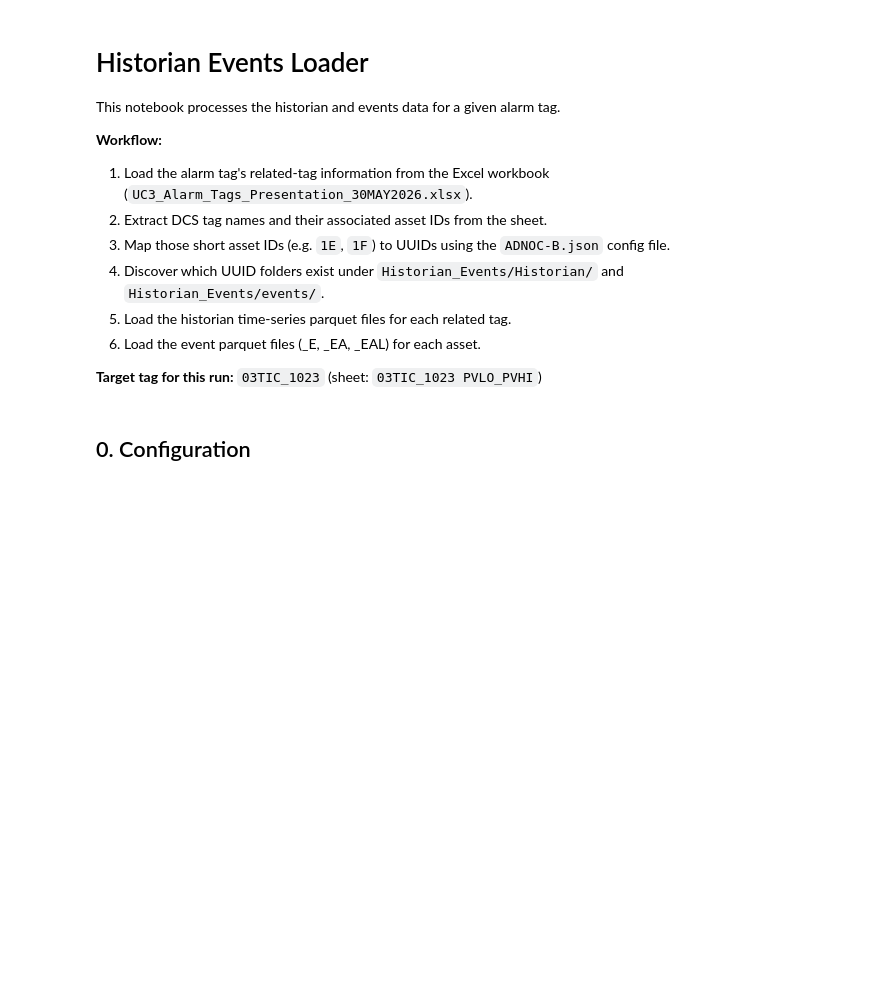
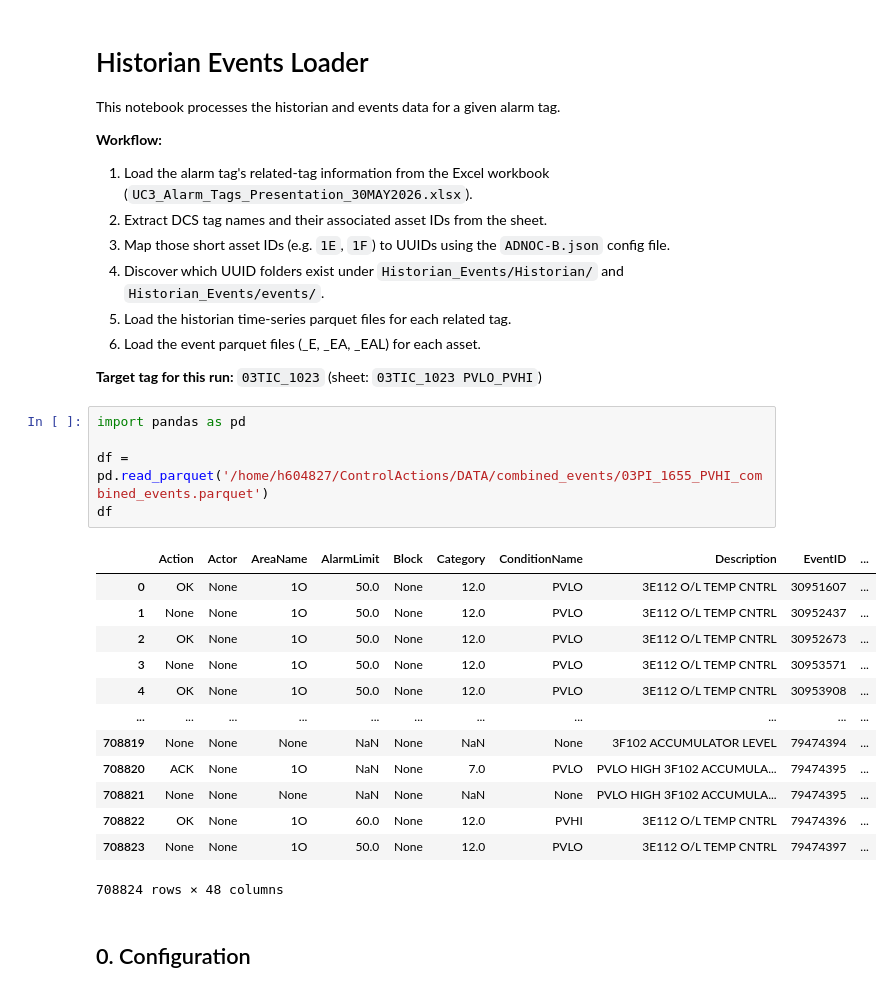
Before and after one commit to H604827/ControlActions, a Jupyter notebook: SRC/historian_events_loader.ipynb, the cells around one changed output. Saved outputs shown, nothing was run; the diff lists cells and outputs as text; blank space fills up the shorter version.

```diff
--- a/SRC/historian_events_loader.ipynb
+++ b/SRC/historian_events_loader.ipynb
@@ -12,6 +12,25 @@ This notebook processes the historian and events data for a given alarm tag.
 6. Load the event parquet files (_E, _EA, _EAL) for each asset.
 
 **Target tag for this run:** `03TIC_1023` (sheet: `03TIC_1023 PVLO_PVHI`)
+# %%
+import pandas as pd
+
+df = pd.read_parquet('/home/h604827/ControlActions/DATA/combined_events/03PI_1655_PVHI_combined_events.parquet')
+df
+# %% [output]
+|  | Action | Actor | AreaName | AlarmLimit | Block | Category | ConditionName | Description | EventID | ... |
+| 0 | OK | None | 1O | 50.0 | None | 12.0 | PVLO | 3E112 O/L TEMP CNTRL | 30951607 | ... |
+| 1 | None | None | 1O | 50.0 | None | 12.0 | PVLO | 3E112 O/L TEMP CNTRL | 30952437 | ... |
+| 2 | OK | None | 1O | 50.0 | None | 12.0 | PVLO | 3E112 O/L TEMP CNTRL | 30952673 | ... |
+| 3 | None | None | 1O | 50.0 | None | 12.0 | PVLO | 3E112 O/L TEMP CNTRL | 30953571 | ... |
+| 4 | OK | None | 1O | 50.0 | None | 12.0 | PVLO | 3E112 O/L TEMP CNTRL | 30953908 | ... |
+| ... | ... | ... | ... | ... | ... | ... | ... | ... | ... | ... |
+| 708819 | None | None | None | NaN | None | NaN | None | 3F102 ACCUMULATOR LEVEL | 79474394 | ... |
+| 708820 | ACK | None | 1O | NaN | None | 7.0 | PVLO | PVLO HIGH 3F102 ACCUMULA... | 79474395 | ... |
+| 708821 | None | None | None | NaN | None | NaN | None | PVLO HIGH 3F102 ACCUMULA... | 79474395 | ... |
+| 708822 | OK | None | 1O | 60.0 | None | 12.0 | PVHI | 3E112 O/L TEMP CNTRL | 79474396 | ... |
+| 708823 | None | None | 1O | 50.0 | None | 12.0 | PVLO | 3E112 O/L TEMP CNTRL | 79474397 | ... |
+708824 rows × 48 columns
 # %% [markdown]
 ## 0. Configuration
 # %%
```
Also changed, not shown: parts of 1 cell of this notebook, 16 other files.
